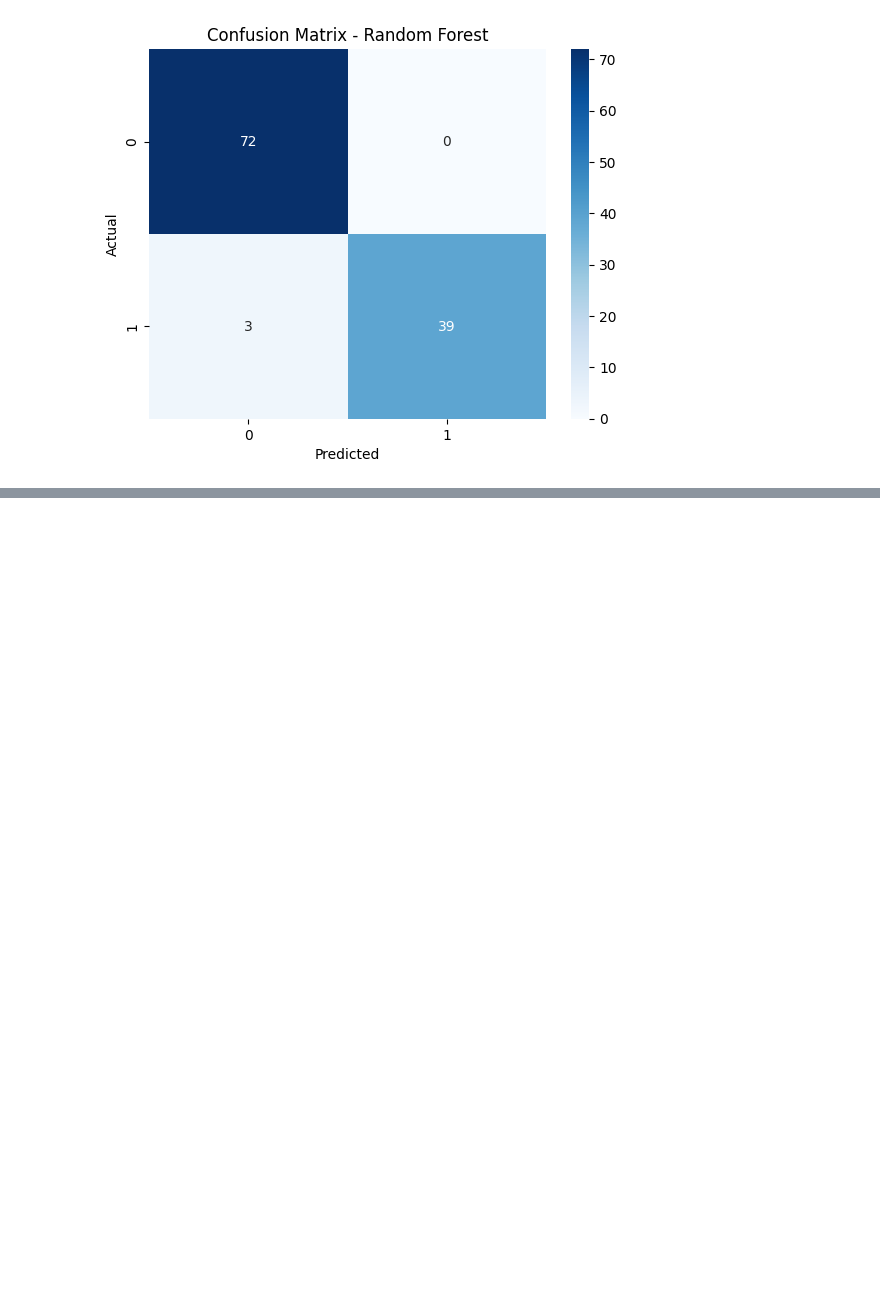
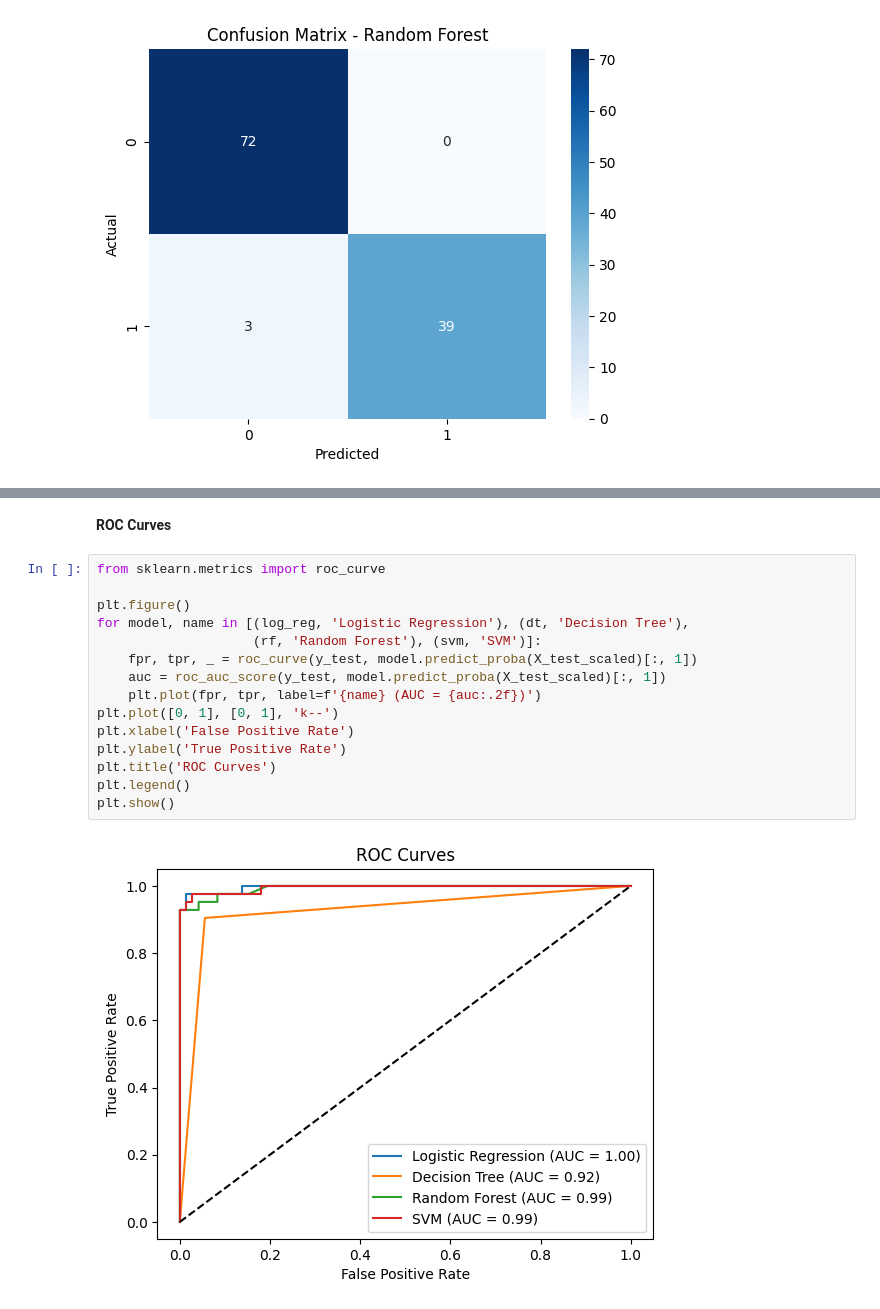
Before and after one commit to Dani7867/breast-cancer-ml, a Jupyter notebook: ML_BreastCancerDetection_C2_36.ipynb, the cells around one changed output, grey strips where cells are left out. Drawn from its saved outputs; the diff is of its cells as text; blank space fills up the shorter version.

```diff
--- a/ML_BreastCancerDetection_C2_36.ipynb
+++ b/ML_BreastCancerDetection_C2_36.ipynb
@@ -168,2 +199,21 @@ plt.show()
+# %% [markdown]
+**ROC Curves**
+# %%
+from sklearn.metrics import roc_curve
+
+plt.figure()
+for model, name in [(log_reg, 'Logistic Regression'), (dt, 'Decision Tree'),
+                    (rf, 'Random Forest'), (svm, 'SVM')]:
+    fpr, tpr, _ = roc_curve(y_test, model.predict_proba(X_test_scaled)[:, 1])
+    auc = roc_auc_score(y_test, model.predict_proba(X_test_scaled)[:, 1])
+    plt.plot(fpr, tpr, label=f'{name} (AUC = {auc:.2f})')
+plt.plot([0, 1], [0, 1], 'k--')
+plt.xlabel('False Positive Rate')
+plt.ylabel('True Positive Rate')
+plt.title('ROC Curves')
+plt.legend()
+plt.show()
+# %% [output]
+[figure, added]
 # %%
 results = pd.DataFrame({
```
Also changed, not shown: parts of 9 cells of this notebook.
